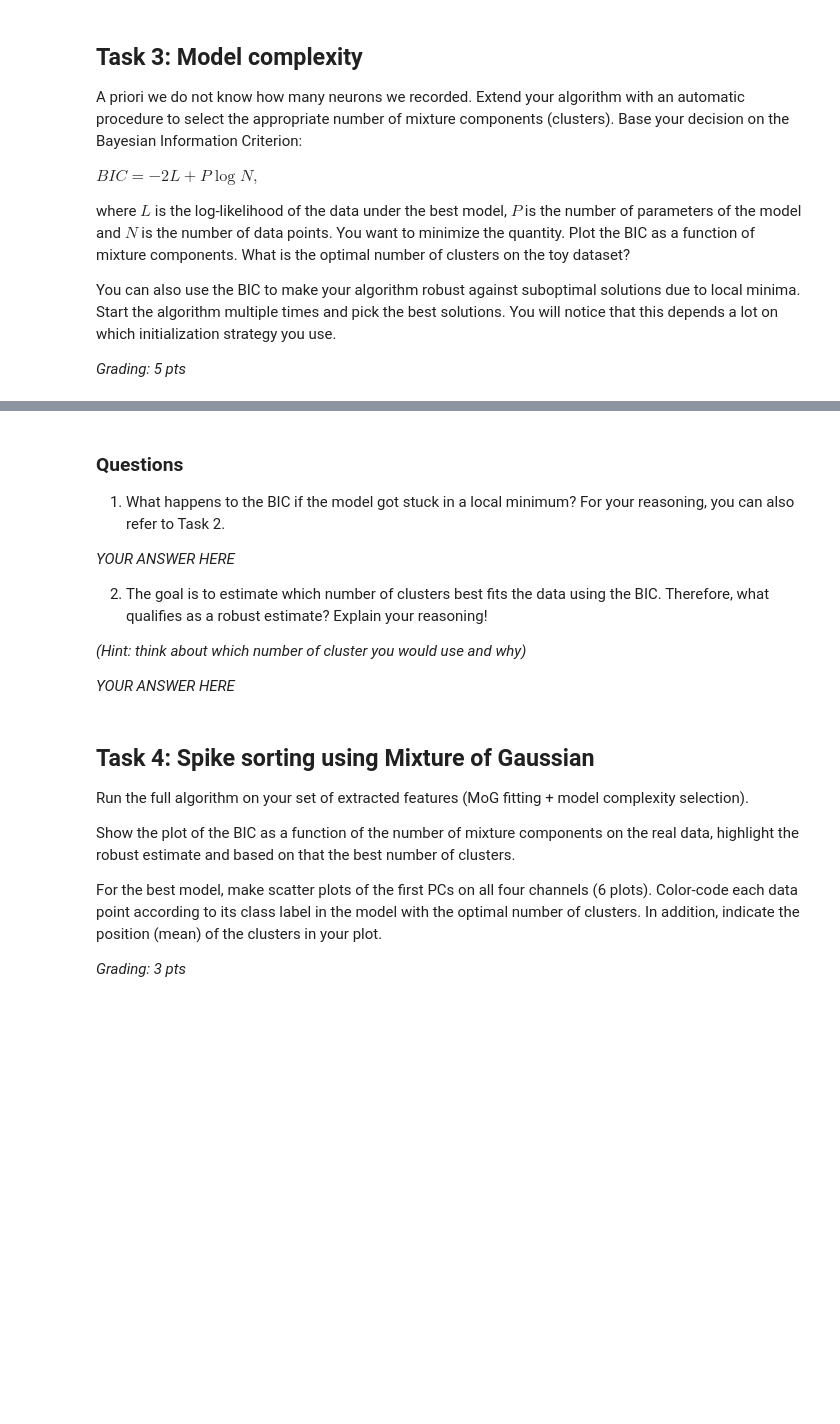
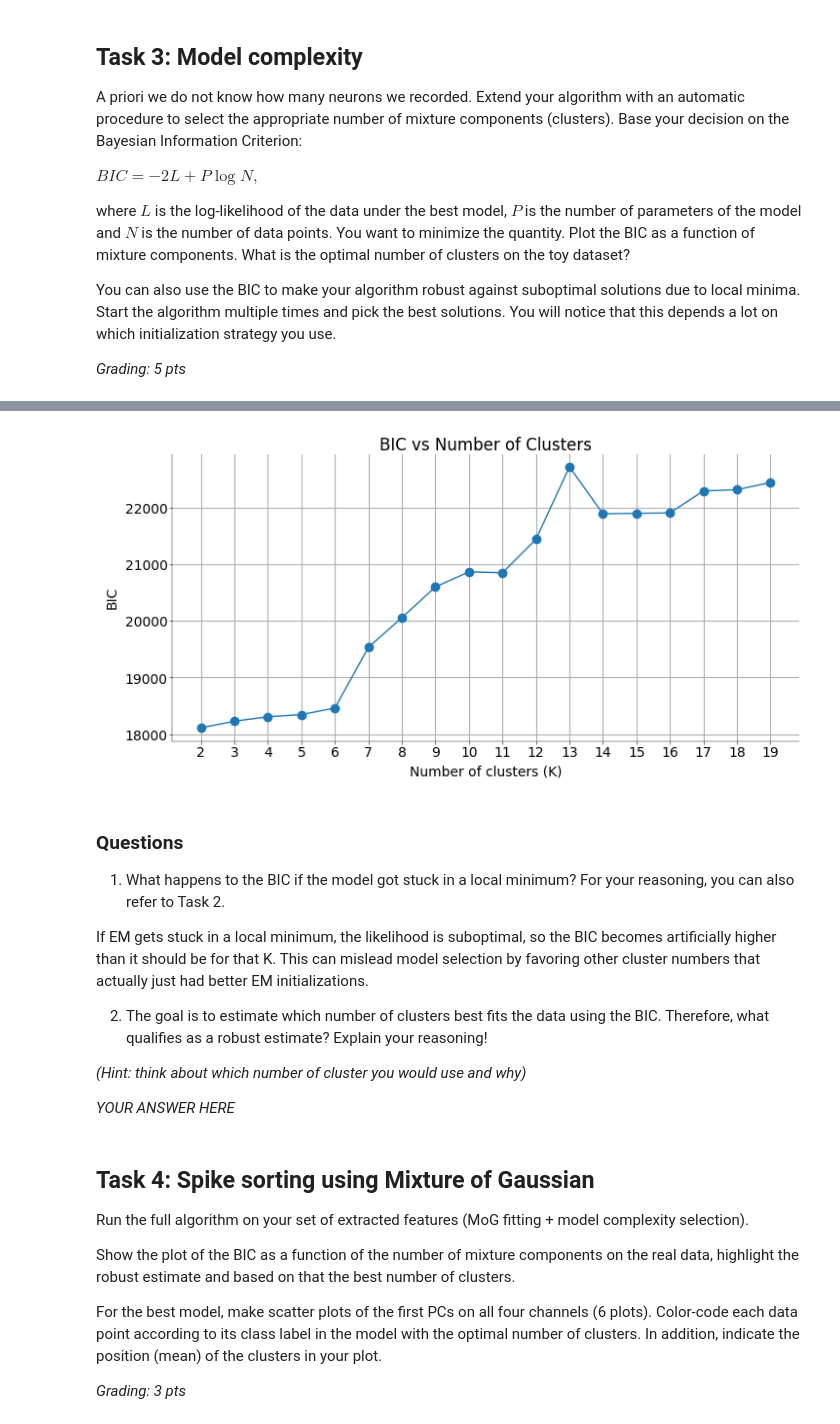
Before and after one commit to F-vdHaar/neural_data_science, a Jupyter notebook: notebooks/CodingLab2_haar_jana.ipynb, the cells around one changed output, grey strips where cells are left out. Drawn from its saved outputs; the diff is of its cells as text; code cells hidden in the pictures; blank space fills up the shorter version.

```diff
--- a/notebooks/CodingLab2_haar_jana.ipynb
+++ b/notebooks/CodingLab2_haar_jana.ipynb
@@ -406,14 +498,34 @@ LL = np.zeros((num_seeds, len(K)))
 # %%
 # ------------------------------------------------------------------------------------------
 # Plot the result and answer the questions (1+1 pts)
 # Don't forget to plot your robust estimate and highlight the estimated number of clusters!
 # ------------------------------------------------------------------------------------------
+
+K_values = np.arange(2, 20)   # [2, 3, 4, 5, 6]
+
+# reduce over seeds (pick one)
+BIC_robust = np.min(BIC, axis=0)
+
+plt.figure()
+
+plt.plot(K_values, BIC_robust, marker='o')
+
+plt.xlabel("Number of clusters (K)")
+plt.ylabel("BIC")
+plt.title("BIC vs Number of Clusters")
+
+plt.xticks(K_values)
+plt.grid(True)
+
+plt.show()
+# %% [output]
+[figure, added]
 # %% [markdown]
 ### Questions
 
 1) What happens to the BIC if the model got stuck in a local minimum? For your reasoning, you can also refer to Task 2.
 
-_YOUR ANSWER HERE_
+If EM gets stuck in a local minimum, the likelihood is suboptimal, so the BIC becomes artificially higher than it should be for that K. This can mislead model selection by favoring other cluster numbers that actually just had better EM initializations.
 
 2) The goal is to estimate which number of clusters best fits the data using the BIC. Therefore, what qualifies as a robust estimate? Explain your reasoning!
 
```
Also changed, not shown: parts of 15 cells of this notebook.
